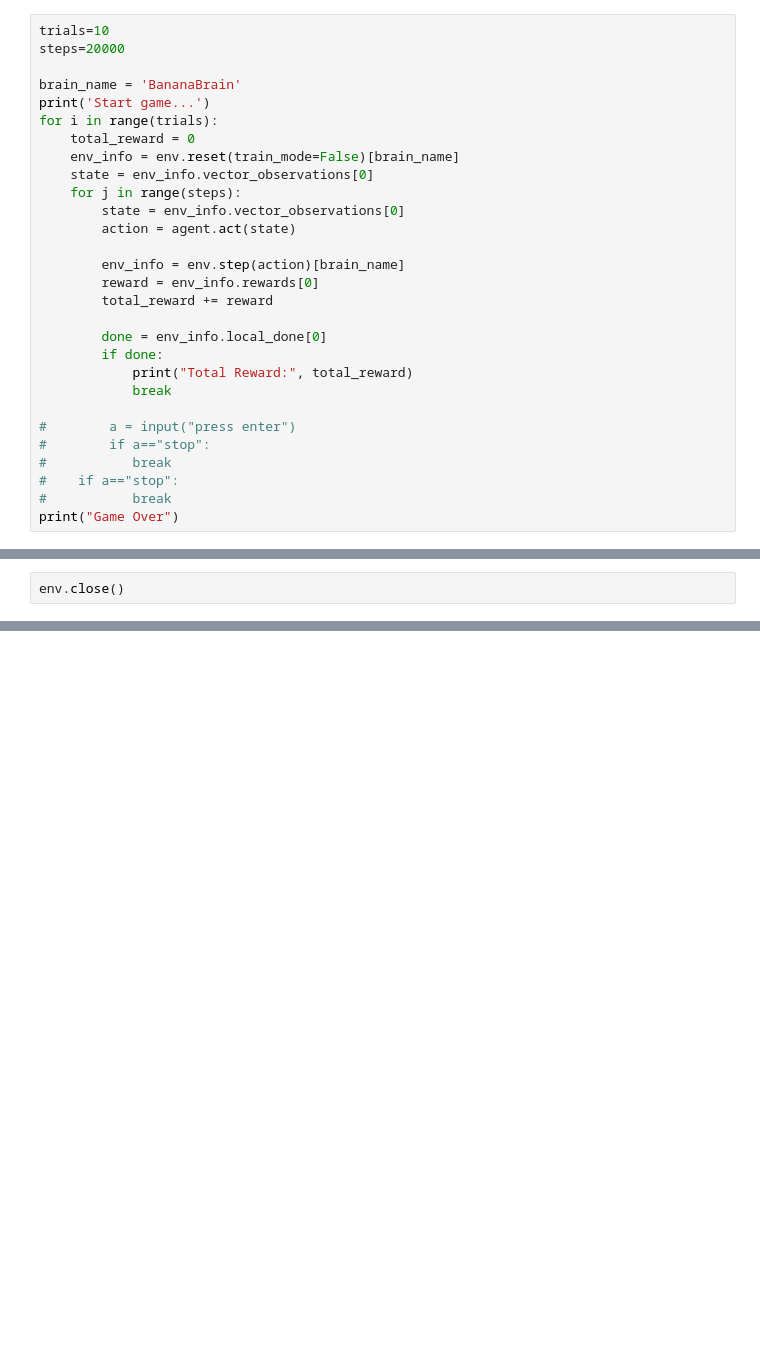
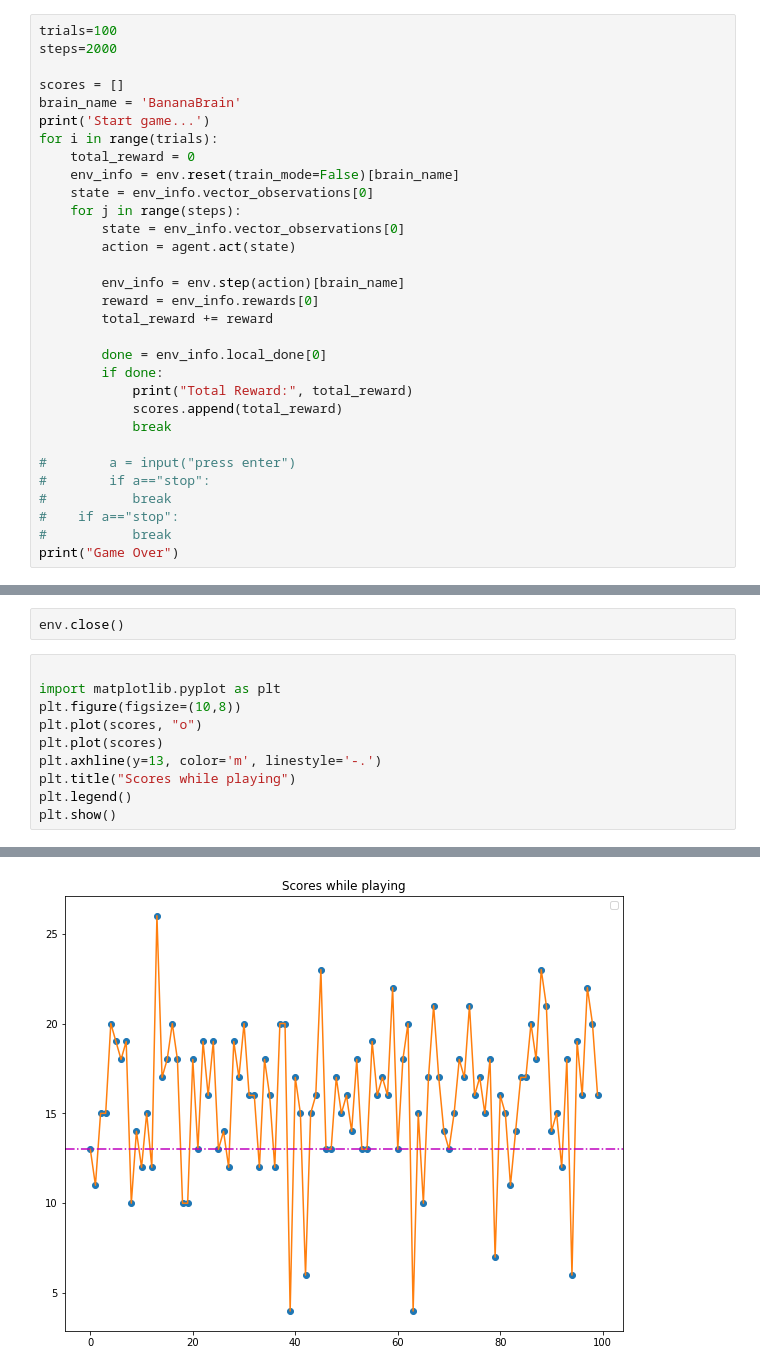
Before and after one commit to eduardodisanti/banana-collector, a Jupyter notebook: p1_banana/play_banana.ipynb, the cells around one changed output, grey strips where cells are left out. Saved outputs shown, nothing was run; the diff lists cells and outputs as text; blank space fills up the shorter version.

```diff
--- a/p1_banana/play_banana.ipynb
+++ b/p1_banana/play_banana.ipynb
@@ -31,9 +31,10 @@ agent.qnetwork_local.load_state_dict(torch.load(model_name))
 # %%
 #### PLAY THE GAME ####
 # %%
-trials=10
-steps=20000
+trials=100
+steps=2000
 
+scores = []
 brain_name = 'BananaBrain'
 print('Start game...')
 for i in range(trials):
@@ -51,6 +52,7 @@ for i in range(trials):
         done = env_info.local_done[0]
         if done:
             print("Total Reward:", total_reward)
+            scores.append(total_reward)
             break
 
 #        a = input("press enter")
@@ -74,3 +81,14 @@ Total Reward: 14.0
 Game Over
 # %%
 env.close()
+# %%
+
+import matplotlib.pyplot as plt
+plt.figure(figsize=(10,8))
+plt.plot(scores, "o")
+plt.plot(scores)
+plt.axhline(y=13, color='m', linestyle='-.')
+plt.title("Scores while playing")
+plt.legend()
+plt.show()
+# %% [output]
@@ -76,0 +96 @@ env.close()
+[figure, added]
```
Also changed, not shown: parts of 2 cells of this notebook.
